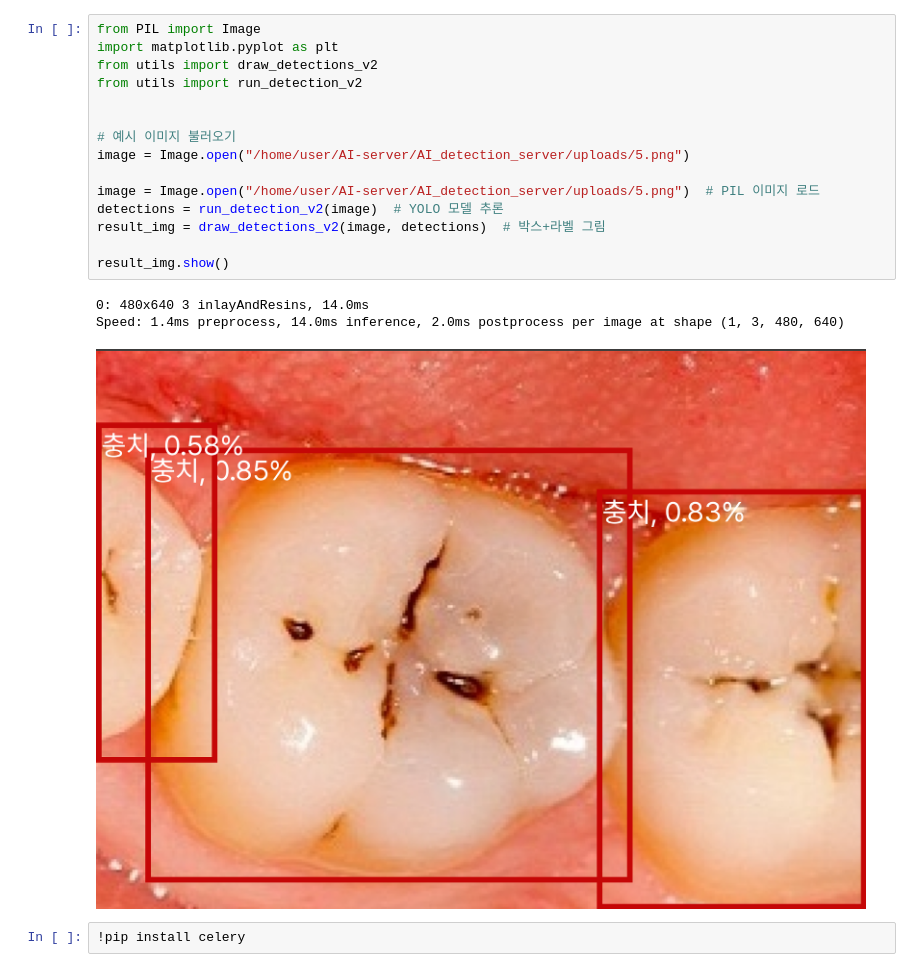
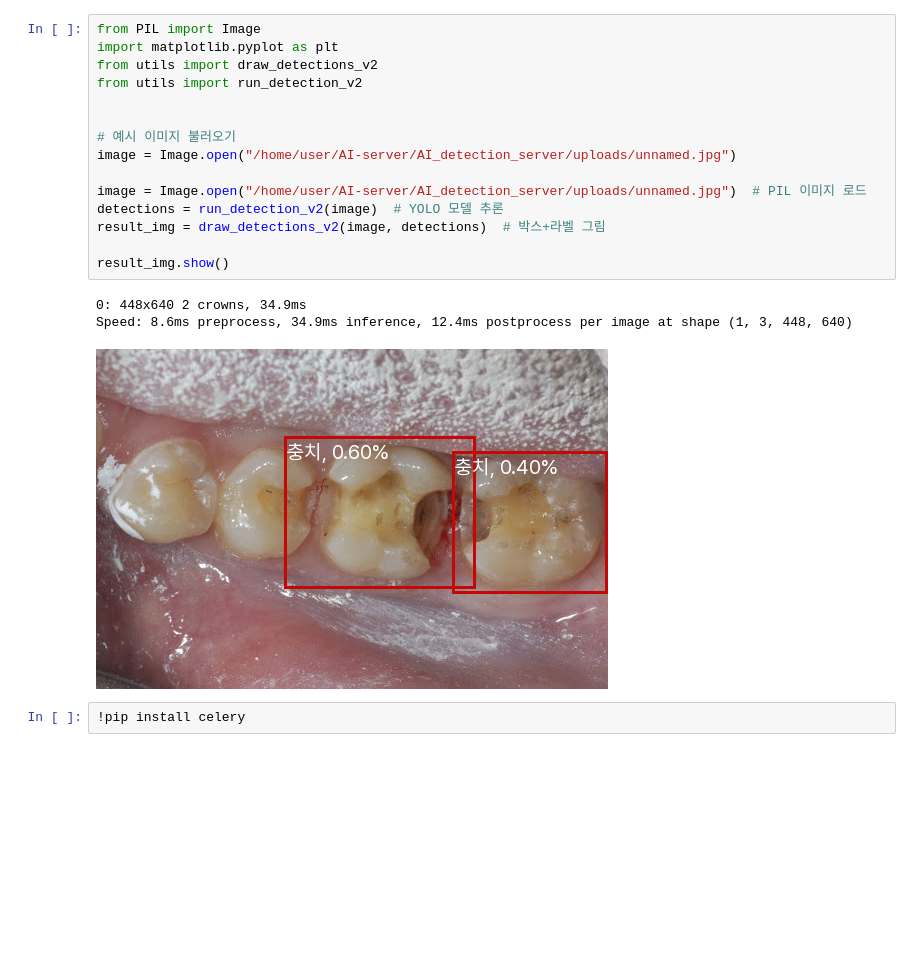
Before and after one commit to Mega-bridge/AI_detection_server, a Jupyter notebook: test.ipynb, the cells around one changed output. Cells and saved outputs as stored; diff of their text form; blank space fills up the shorter version.

```diff
--- a/test.ipynb
+++ b/test.ipynb
@@ -1,22 +1,22 @@
 # %%
 from PIL import Image
 import matplotlib.pyplot as plt
 from utils import draw_detections_v2
 from utils import run_detection_v2
 
 
 # 예시 이미지 불러오기
-image = Image.open("/home/user/AI-server/AI_detection_server/uploads/5.png")
+image = Image.open("/home/user/AI-server/AI_detection_server/uploads/unnamed.jpg")
 
-image = Image.open("/home/user/AI-server/AI_detection_server/uploads/5.png")  # PIL 이미지 로드
+image = Image.open("/home/user/AI-server/AI_detection_server/uploads/unnamed.jpg")  # PIL 이미지 로드
 detections = run_detection_v2(image)  # YOLO 모델 추론
 result_img = draw_detections_v2(image, detections)  # 박스+라벨 그림
 
 result_img.show()
 # %% [output]
-0: 480x640 3 inlayAndResins, 14.0ms
-Speed: 1.4ms preprocess, 14.0ms inference, 2.0ms postprocess per image at shape (1, 3, 480, 640)
+0: 448x640 2 crowns, 34.9ms
+Speed: 8.6ms preprocess, 34.9ms inference, 12.4ms postprocess per image at shape (1, 3, 448, 640)
-[figure, old version]
+[figure, new version]
 # %%
 !pip install celery
 # %% [output]
```
Also changed, not shown: 3 other files.
